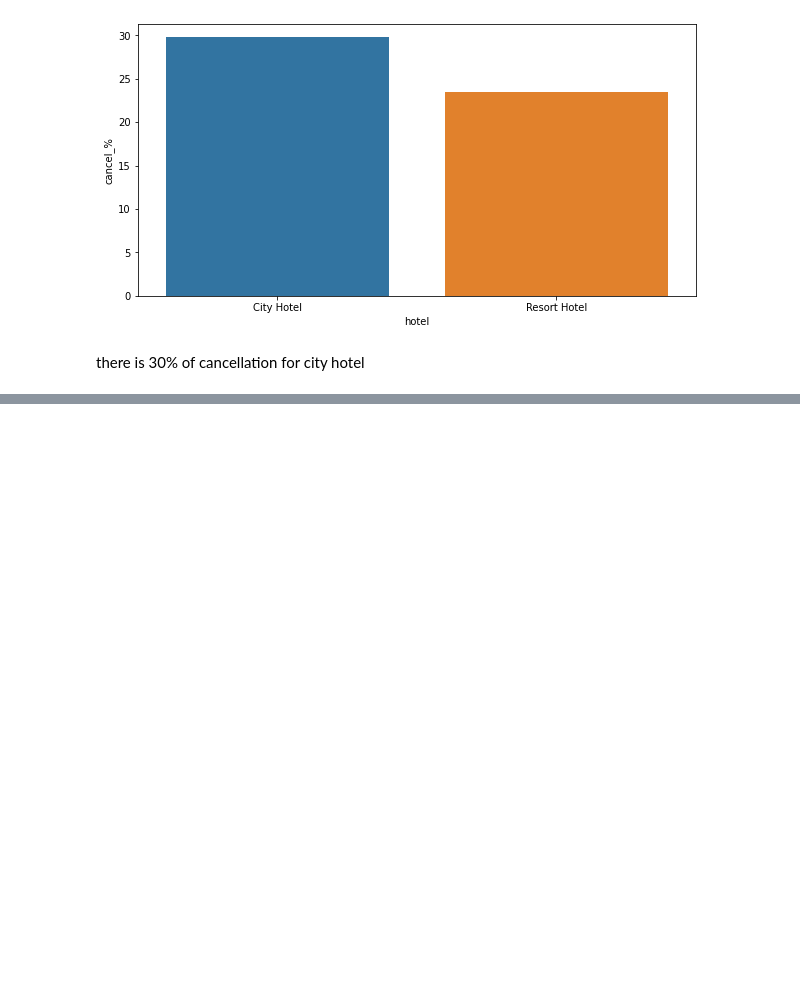
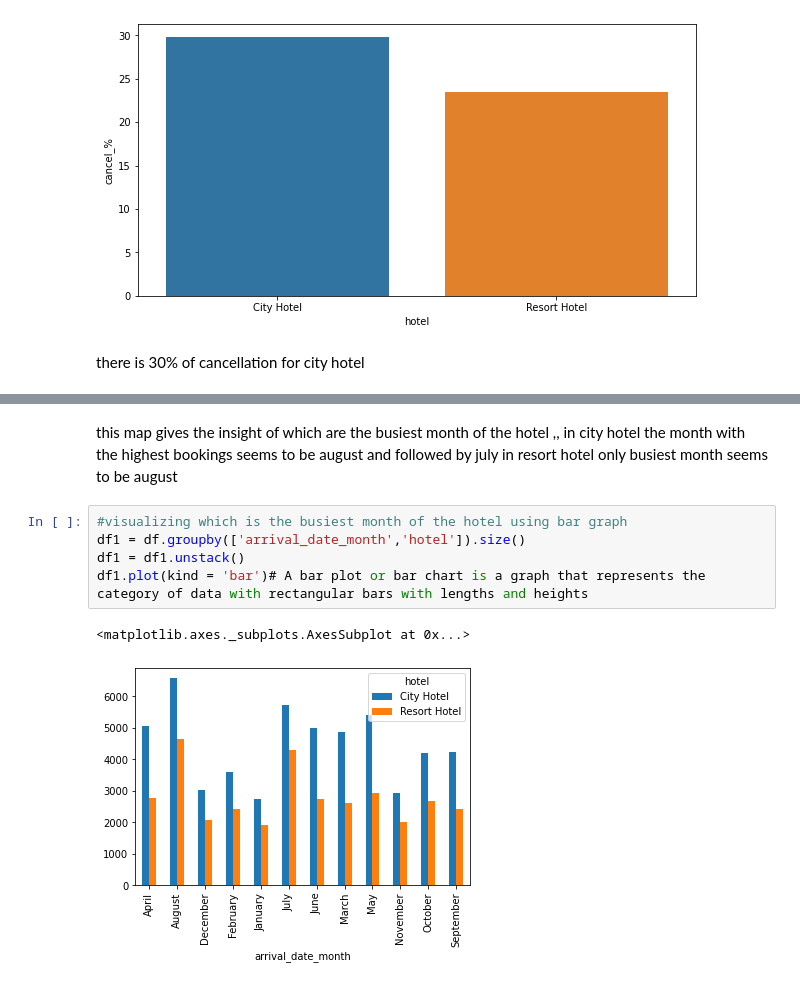
Before and after one commit to apoorvaKR12695/Hotel-booking-analysis, a Jupyter notebook: Hotel_Booking_Analysis_Apoorva_KR.ipynb, the cells around one changed output, grey strips where cells are left out. Drawn from its saved outputs; the diff is of its cells as text; blank space fills up the shorter version.

```diff
--- a/Hotel_Booking_Analysis_Apoorva_KR.ipynb
+++ b/Hotel_Booking_Analysis_Apoorva_KR.ipynb
@@ -429,0 +473,11 @@ there is 30% of cancellation for city hotel
+# %% [markdown]
+
+this map gives the insight of which are the busiest month of the hotel ,, in city hotel the month with the highest bookings seems to be august and followed by july in resort hotel only busiest month seems to be august
+# %%
+#visualizing which is the busiest month of the hotel using bar graph
+df1 = df.groupby(['arrival_date_month','hotel']).size()
+df1 = df1.unstack()
+df1.plot(kind = 'bar')# A bar plot or bar chart is a graph that represents the category of data with rectangular bars with lengths and heights
+# %% [output]
+<matplotlib.axes._subplots.AxesSubplot at 0x...>
+[figure, added]
```
Also changed, not shown: parts of 12 cells of this notebook.
